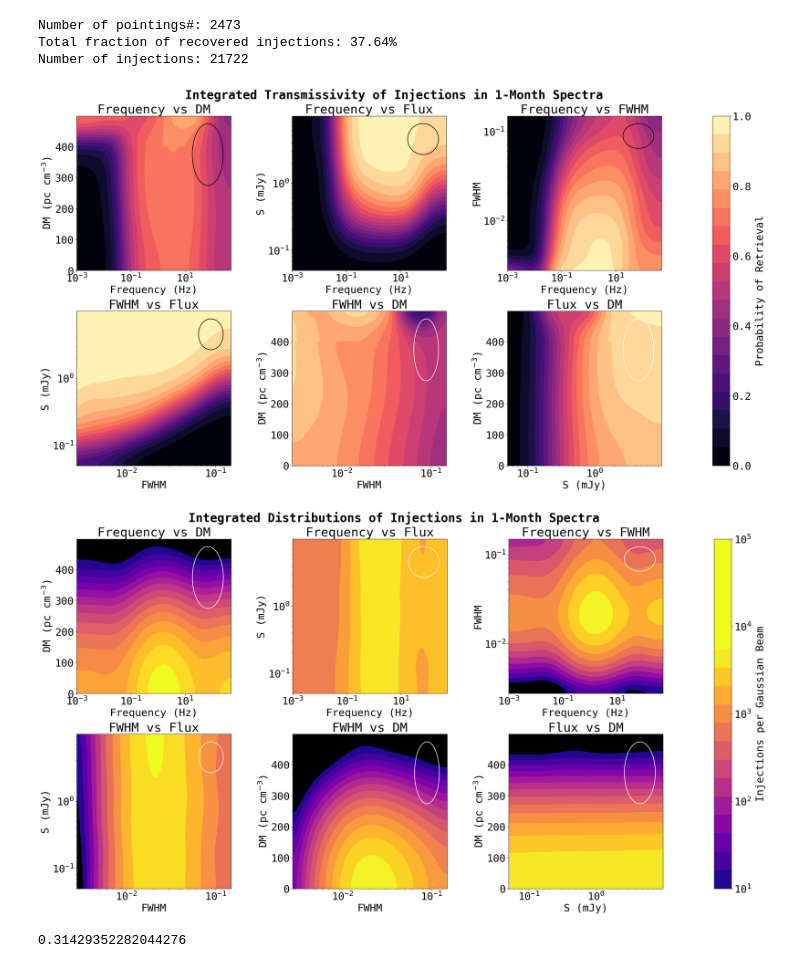
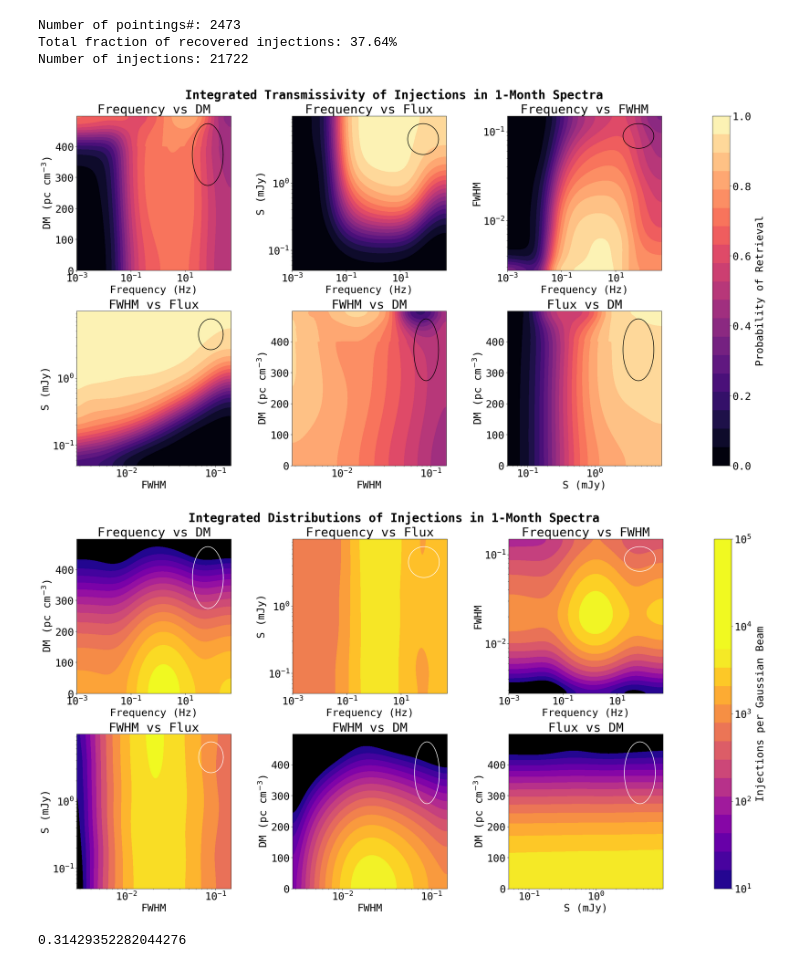
Before and after one commit to chime-sps/Transmissivity, a Jupyter notebook: results/injection_analysis_2d.ipynb, the cells around one changed output. Drawn from its saved outputs; the diff is of its cells as text; code cells hidden in the pictures.

```diff
--- a/results/injection_analysis_2d.ipynb
+++ b/results/injection_analysis_2d.ipynb
@@ -405,31 +385,31 @@ fwhm_f_inj_smooth_30, fwhm_f_ret_p_30, fwhm_f_ret_p_smooth_30 = au.get_sensitivi
 # %%
 transmissivities_30 = [dm_f_ret_p_smooth_30,  s_f_ret_p_smooth_30, fwhm_f_ret_p_smooth_30,
              s_fwhm_ret_p_smooth_30, dm_fwhm_ret_p_smooth_30, dm_s_ret_p_smooth_30]
 
 au.make_contour_map(transmissivities_30,
                      bins1, bins2,
                      dev1, dev2,
                      'Integrated Transmissivity of Injections in 1-Month Spectra',
-                     ellipse_colors = ['k', 'k', 'k', 'k', 'w', 'w']
+                     ellipse_colors = ['k', 'k', 'k', 'k', 'k', 'k']
                      )
 
 injections_30 = [dm_f_inj_smooth_30,
                 s_f_inj_smooth_30,
                 fwhm_f_inj_smooth_30,
                 s_fwhm_inj_smooth_30,
                 dm_fwhm_inj_smooth_30,
                 dm_s_inj_smooth_30]
 
 au.make_contour_map(injections_30,
                      bins1, bins2,
                      dev1, dev2,
                      'Integrated Distributions of Injections in 1-Month Spectra',
                      cmap = 'plasma',
                      cmap_log = True,
                      colorbar_name = 'Injections per Gaussian Beam'
                      )
 # %% [output]
-[figure, old version]
+[figure, new version]
 [figure]
 # %%
 S_mask = data_stack[:, 6] < 0.1
```
Also changed, not shown: parts of 4 cells of this notebook, 1 other file.
